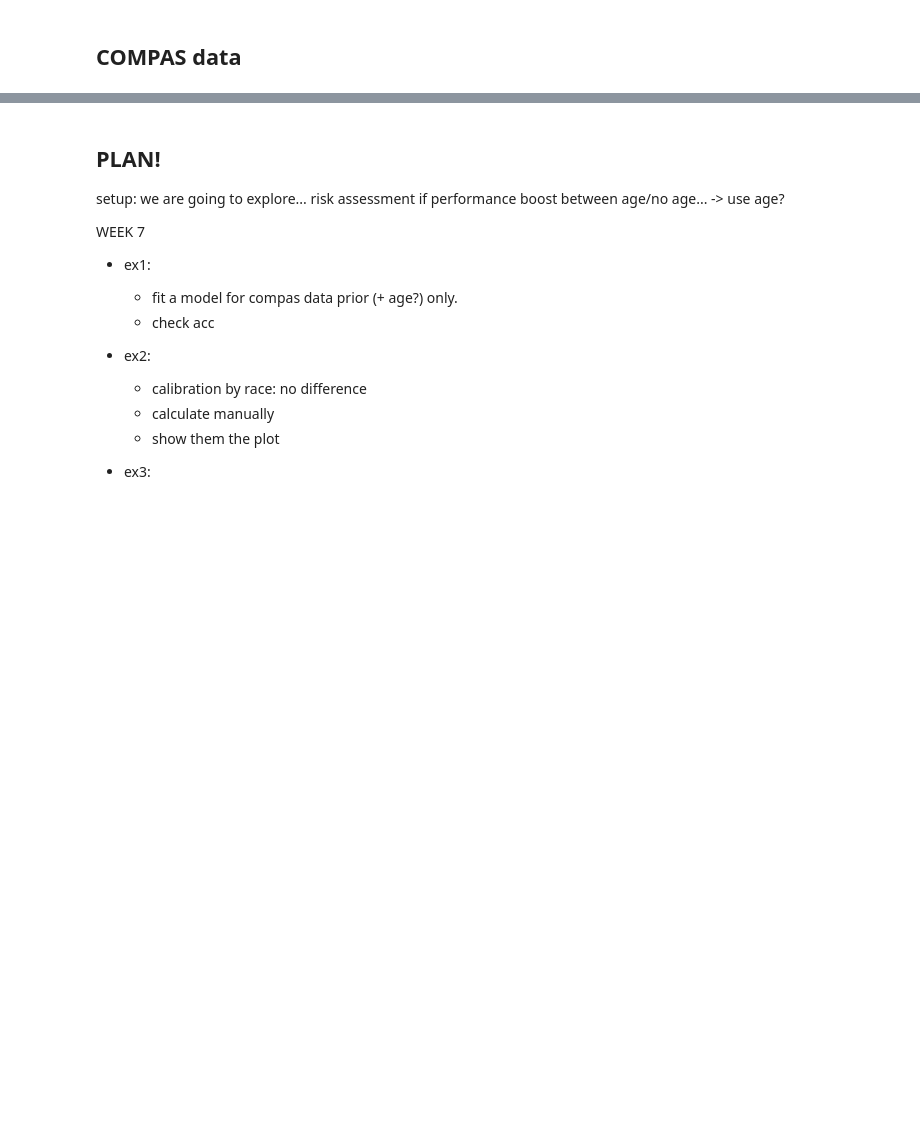
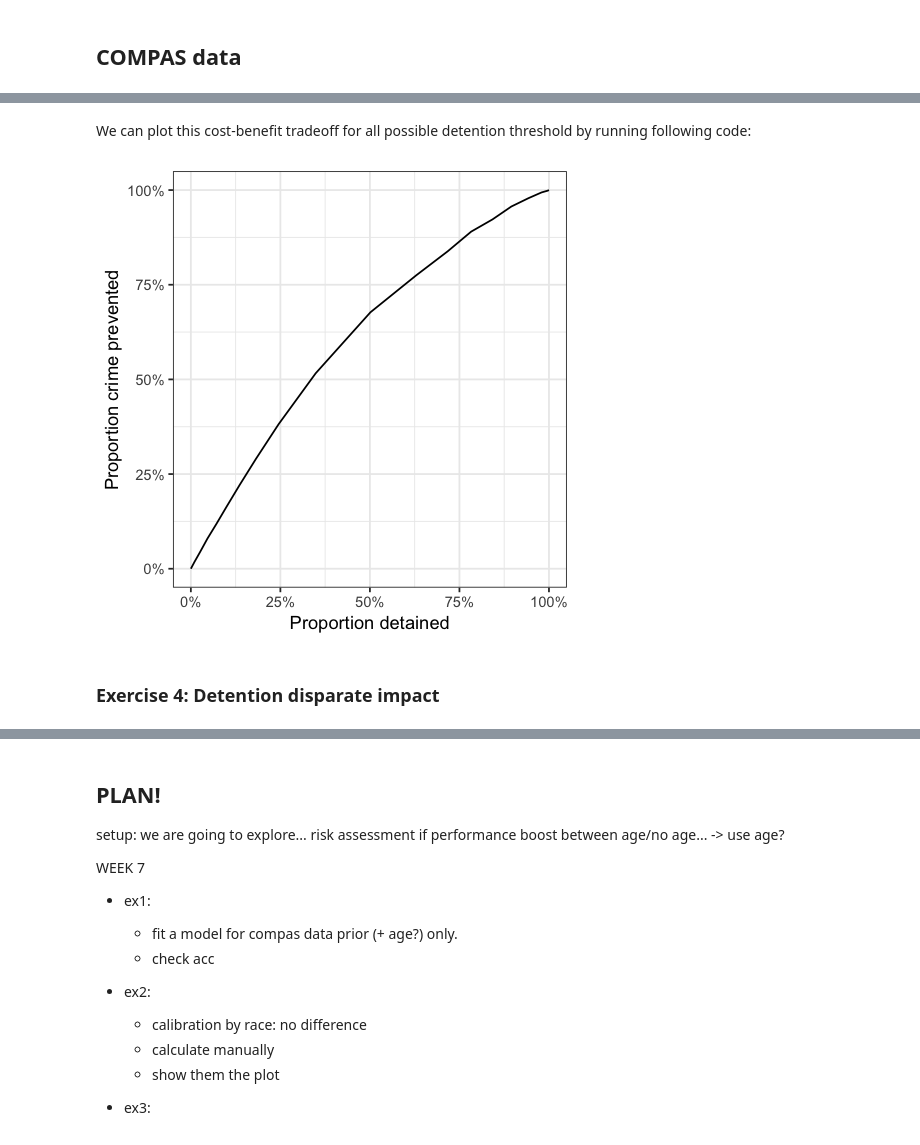
Before and after one commit to stanford-policylab/law-order-algo, a Jupyter notebook: notebooks/week-7-fairness_1-answers.ipynb, the cells around one changed output, grey strips where cells are left out. Saved outputs shown, nothing was run; the diff lists cells and outputs as text; code cells hidden in the pictures; blank space fills up the shorter version.

```diff
--- a/notebooks/week-7-fairness_1-answers.ipynb
+++ b/notebooks/week-7-fairness_1-answers.ipynb
@@ -96,0 +44,7 @@ In this notebook, we will examine some of their claims and aspects of fairness d
+# %%
+# Build a logistic regression model estimating recidivism probability
+
+# WRITE CODE HERE
+# START solution
+recid_model <- glm(is_recid ~ priors_count + age, data = compas_df, family="binomial")
+# END solution
@@ -96,0 +152,16 @@ In this notebook, we will examine some of their claims and aspects of fairness d
+# %%
+calc_cost_benefit <- function(threshold){
+# WRITE CODE HERE
+# START solution
+    compas_df %>%
+        mutate(detained = risk > threshold) %>%
+        summarize(
+            num_crime_prevented = sum(is_recid & detained),
+            prop_crime_prevented = num_crime_prevented/sum(is_recid),
+            num_detained = sum(detained),
+            prop_detained = num_detained/n()
+        )
+# END solution
+}
+
+calc_cost_benefit(threshold = 0.5)
@@ -96,0 +173,22 @@ In this notebook, we will examine some of their claims and aspects of fairness d
+# %% [markdown]
+We can plot this cost-benefit tradeoff for all possible detention threshold by running following code:
+# %%
+thresholds = seq(0, 1, 0.05)
+cost_benefit_df <- map_dfr(seq(0, 1, 0.05),
+                           ~calc_cost_benefit(.)) %>%
+    mutate(threshold = thresholds)
+
+# Plot proportion detained vs. proportion crime prevented
+options(repr.plot.width = 4, repr.plot.height = 4)
+ggplot(cost_benefit_df, aes(x=prop_detained, y=prop_crime_prevented)) +
+    geom_line()+
+    scale_y_continuous(labels = scales::percent_format(1), limits=c(0, 1))+
+    scale_x_continuous(labels = scales::percent_format(1), limits=c(0, 1))+
+    labs(
+        x = "Proportion detained",
+        y = "Proportion crime prevented"
+    )
+# %% [output]
+[figure, added]
+# %% [markdown]
+### Exercise 4: Detention disparate impact
```
Also changed, not shown: parts of 34 cells of this notebook.
